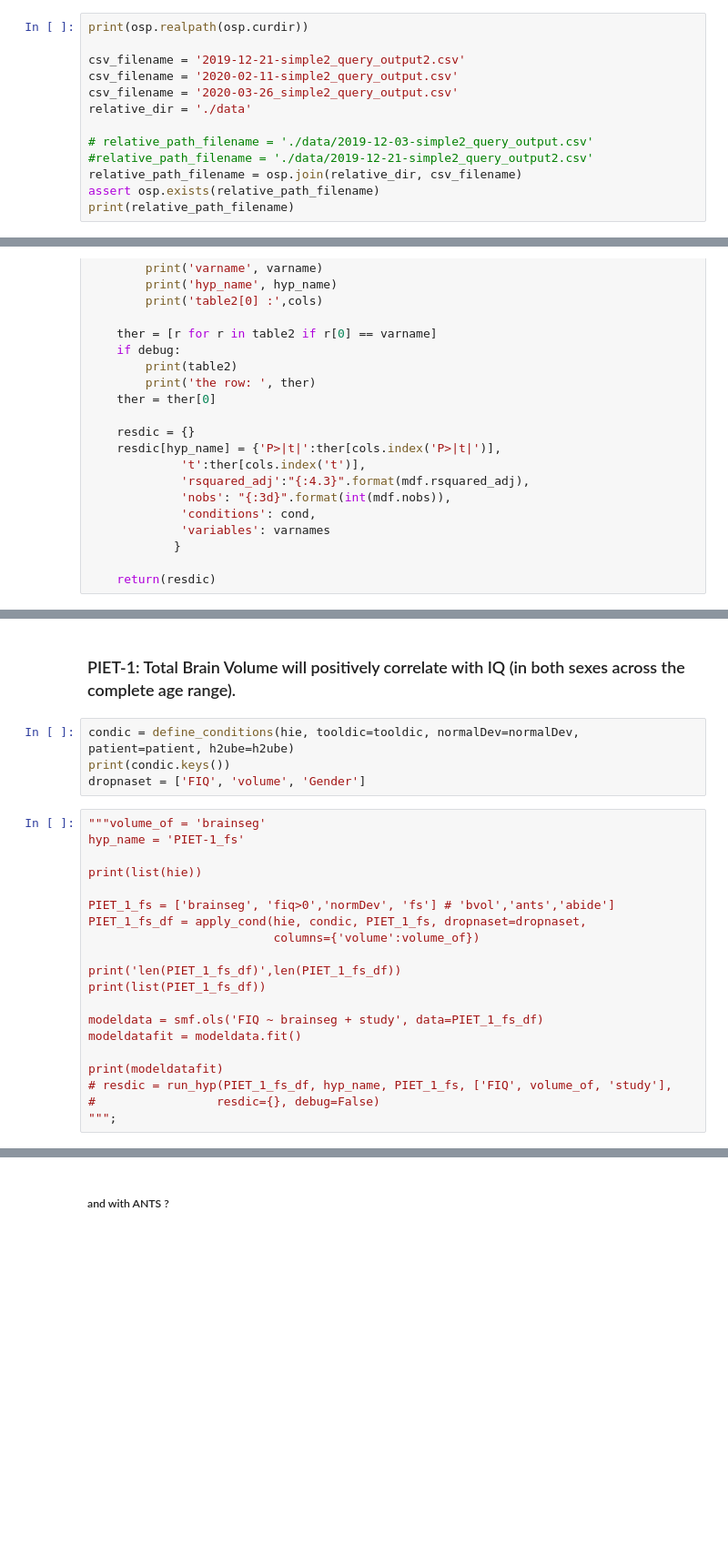
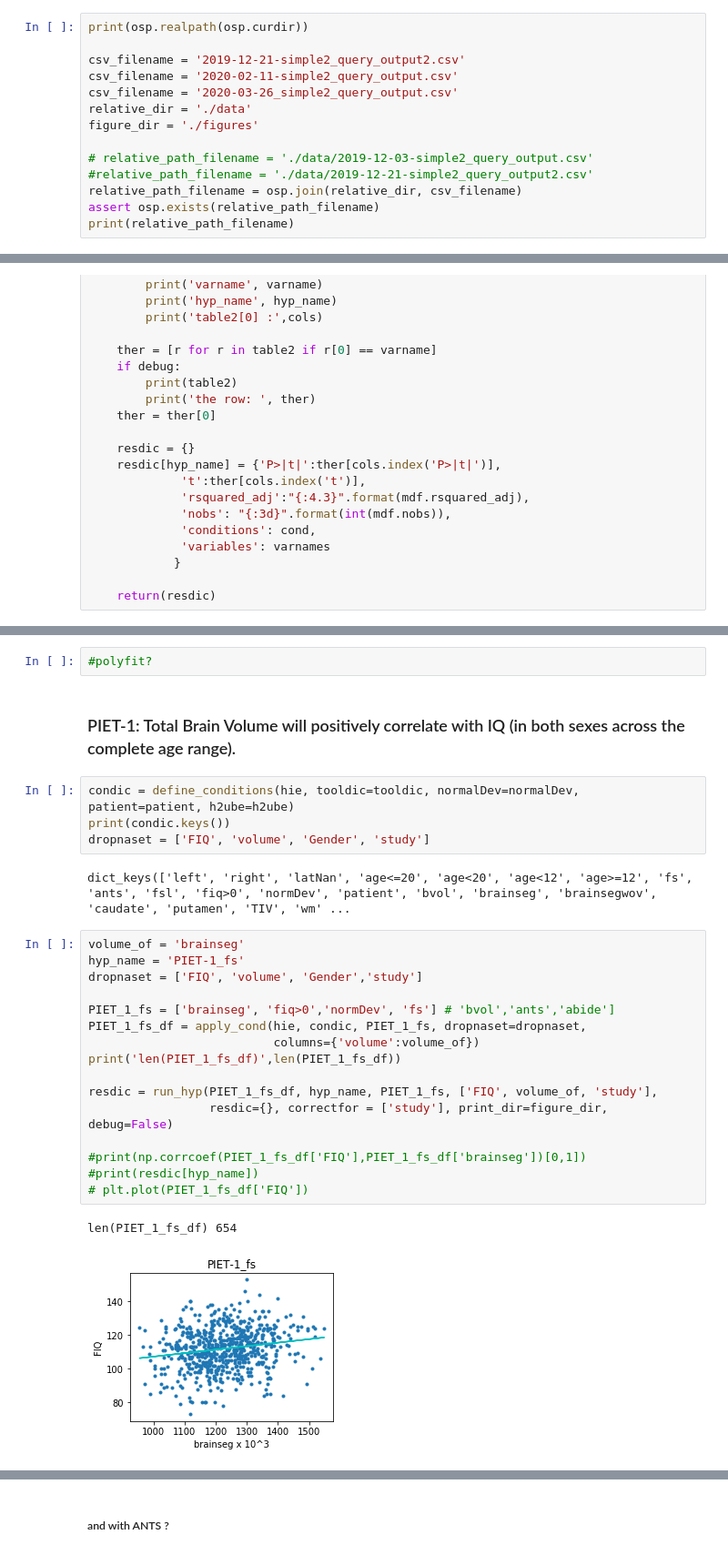
Before and after one commit to jbpoline/simple2_analysis, a Jupyter notebook: simple2-cleaner.ipynb, the cells around one changed output, grey strips where cells are left out. Shown at 91% size. Cells and saved outputs as stored; diff of their text form; blank space fills up the shorter version.

Commit message:
with printing fig, rm outliers, correct for study

```diff
--- a/simple2-cleaner.ipynb
+++ b/simple2-cleaner.ipynb
@@ -19,6 +20,7 @@ csv_filename = '2019-12-21-simple2_query_output2.csv'
 csv_filename = '2020-02-11-simple2_query_output.csv'
 csv_filename = '2020-03-26_simple2_query_output.csv'
 relative_dir = './data'
+figure_dir = './figures'
 
 # relative_path_filename = './data/2019-12-03-simple2_query_output.csv'
 #relative_path_filename = './data/2019-12-21-simple2_query_output2.csv'
@@ -460,29 +525,32 @@ mdf = md.fit()
 print(mdf.summary())
 resdic.update(md2dic(volume_of, hyp_name, hyp1, mdf=mdf))
 """;
+# %%
+#polyfit?
 # %% [markdown]
 ### PIET-1: Total Brain Volume will positively correlate with IQ (in both sexes across the complete age range).
 # %%
 condic = define_conditions(hie, tooldic=tooldic, normalDev=normalDev, patient=patient, h2ube=h2ube)
 print(condic.keys())
-dropnaset = ['FIQ', 'volume', 'Gender']
+dropnaset = ['FIQ', 'volume', 'Gender', 'study']
+# %% [output]
+dict_keys(['left', 'right', 'latNan', 'age<=20', 'age<20', 'age<12', 'age>=12', 'fs', 'ants', 'fsl', 'fiq>0', 'normDev', 'patient', 'bvol', 'brainseg', 'brainsegwov', 'caudate', 'putamen', 'TIV', 'wm' ...
 # %%
-"""volume_of = 'brainseg'
+volume_of = 'brainseg'
 hyp_name = 'PIET-1_fs'
-
-print(list(hie))
+dropnaset = ['FIQ', 'volume', 'Gender','study']
 
 PIET_1_fs = ['brainseg', 'fiq>0','normDev', 'fs'] # 'bvol','ants','abide']
 PIET_1_fs_df = apply_cond(hie, condic, PIET_1_fs, dropnaset=dropnaset,
                           columns={'volume':volume_of})
+print('len(PIET_1_fs_df)',len(PIET_1_fs_df))
 
-print('len(PIET_1_fs_df)',len(PIET_1_fs_df))
-print(list(PIET_1_fs_df))
+resdic = run_hyp(PIET_1_fs_df, hyp_name, PIET_1_fs, ['FIQ', volume_of, 'study'],
+                 resdic={}, correctfor = ['study'], print_dir=figure_dir, debug=False)
 
-modeldata = smf.ols('FIQ ~ brainseg + study', data=PIET_1_fs_df)
-modeldatafit = modeldata.fit()
-
-print(modeldatafit)
-# resdic = run_hyp(PIET_1_fs_df, hyp_name, PIET_1_fs, ['FIQ', volume_of, 'study'],
-#                 resdic={}, debug=False)
-""";
+#print(np.corrcoef(PIET_1_fs_df['FIQ'],PIET_1_fs_df['brainseg'])[0,1])
+#print(resdic[hyp_name])
+# plt.plot(PIET_1_fs_df['FIQ'])
+# %% [output]
+len(PIET_1_fs_df) 654
+[figure, added]
```
Also changed, not shown: parts of 49 cells of this notebook, 1 other file.
